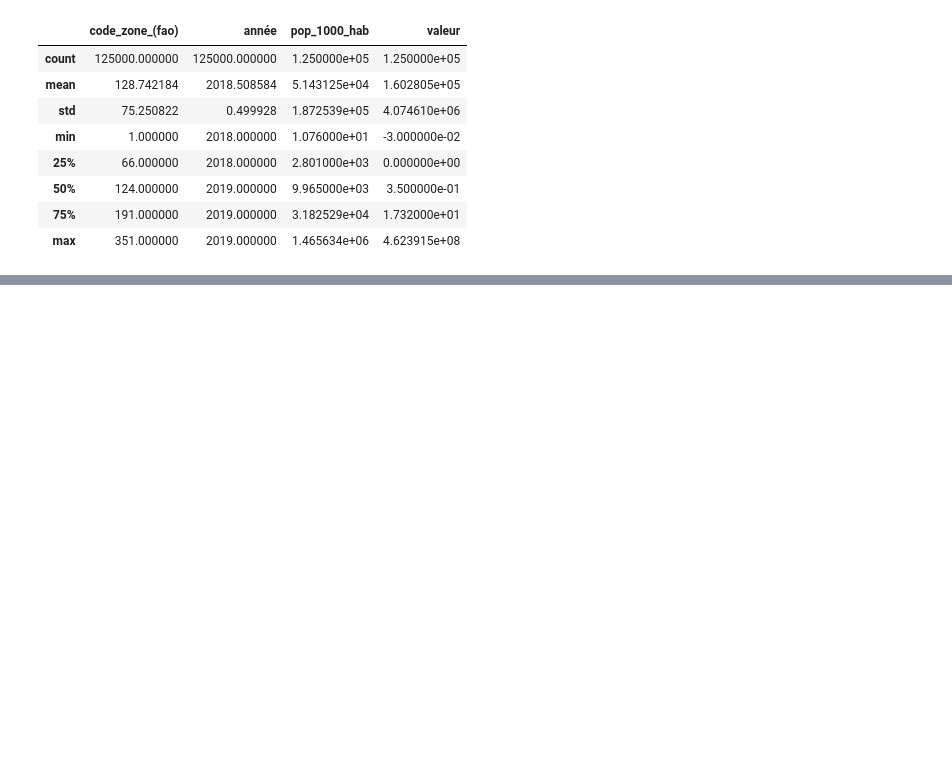
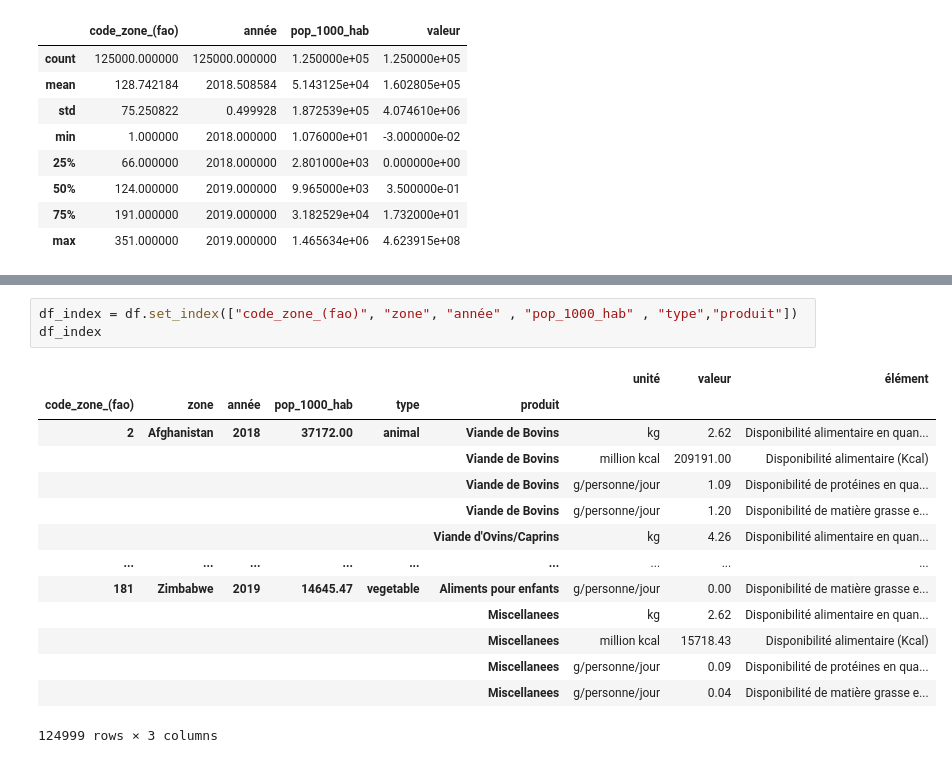
Before and after one commit to DonzerHD/Pandas_Dev_IA, a Jupyter notebook: Pandas_Activité.ipynb, the cells around one changed output, grey strips where cells are left out. Cells and saved outputs as stored; diff of their text form; blank space fills up the shorter version.

```diff
--- a/Pandas_Activité.ipynb
+++ b/Pandas_Activité.ipynb
@@ -204,0 +227,18 @@ df.describe()
+# %%
+df_index = df.set_index(["code_zone_(fao)", "zone", "année" , "pop_1000_hab" , "type","produit"])
+df_index
+# %% [output]
+|  |  |  |  |  |  | unité | valeur | élément |
+| code_zone_(fao) | zone | année | pop_1000_hab | type | produit |  |  |  |
+| 2 | Afghanistan | 2018 | 37172.00 | animal | Viande de Bovins | kg | 2.62 | Disponibilité alimentaire en quan... |
+|  |  |  |  |  | Viande de Bovins | million kcal | 209191.00 | Disponibilité alimentaire (Kcal) |
+|  |  |  |  |  | Viande de Bovins | g/personne/jour | 1.09 | Disponibilité de protéines en qua... |
+|  |  |  |  |  | Viande de Bovins | g/personne/jour | 1.20 | Disponibilité de matière grasse e... |
+|  |  |  |  |  | Viande d'Ovins/Caprins | kg | 4.26 | Disponibilité alimentaire en quan... |
+| ... | ... | ... | ... | ... | ... | ... | ... | ... |
+| 181 | Zimbabwe | 2019 | 14645.47 | vegetable | Aliments pour enfants | g/personne/jour | 0.00 | Disponibilité de matière grasse e... |
+|  |  |  |  |  | Miscellanees | kg | 2.62 | Disponibilité alimentaire en quan... |
+|  |  |  |  |  | Miscellanees | million kcal | 15718.43 | Disponibilité alimentaire (Kcal) |
+|  |  |  |  |  | Miscellanees | g/personne/jour | 0.09 | Disponibilité de protéines en qua... |
+|  |  |  |  |  | Miscellanees | g/personne/jour | 0.04 | Disponibilité de matière grasse e... |
+124999 rows × 3 columns
```
Also changed, not shown: parts of 14 cells of this notebook.
